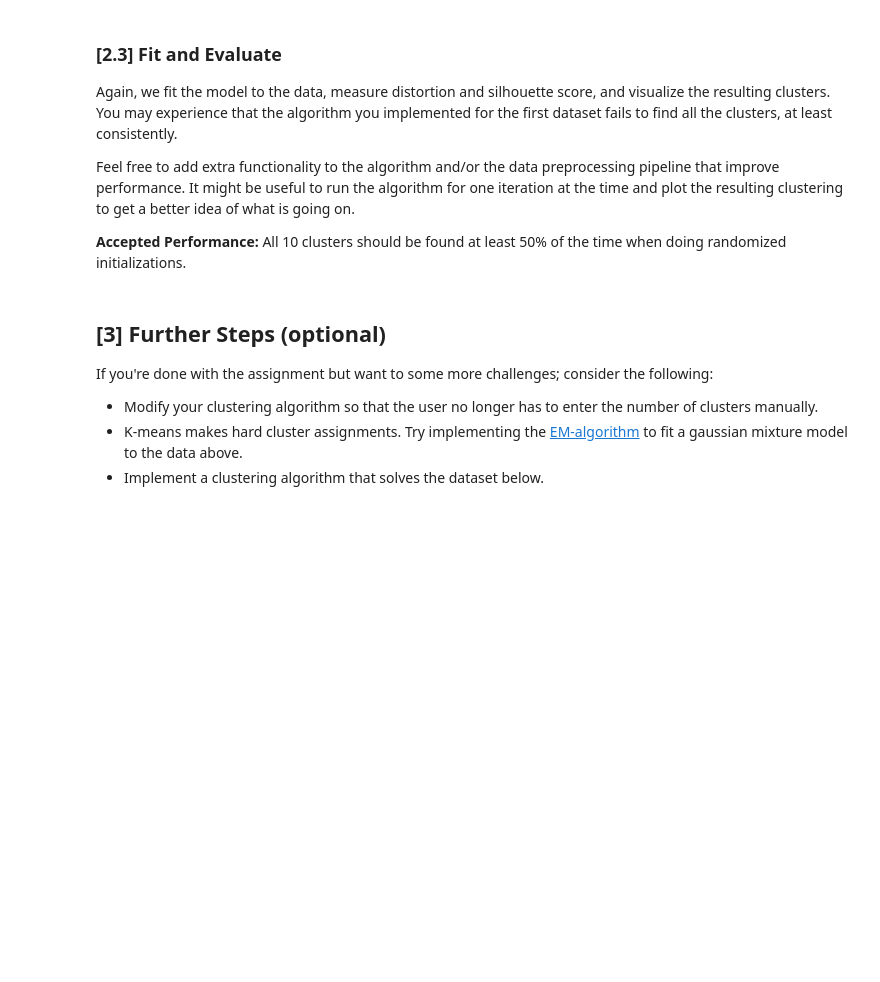
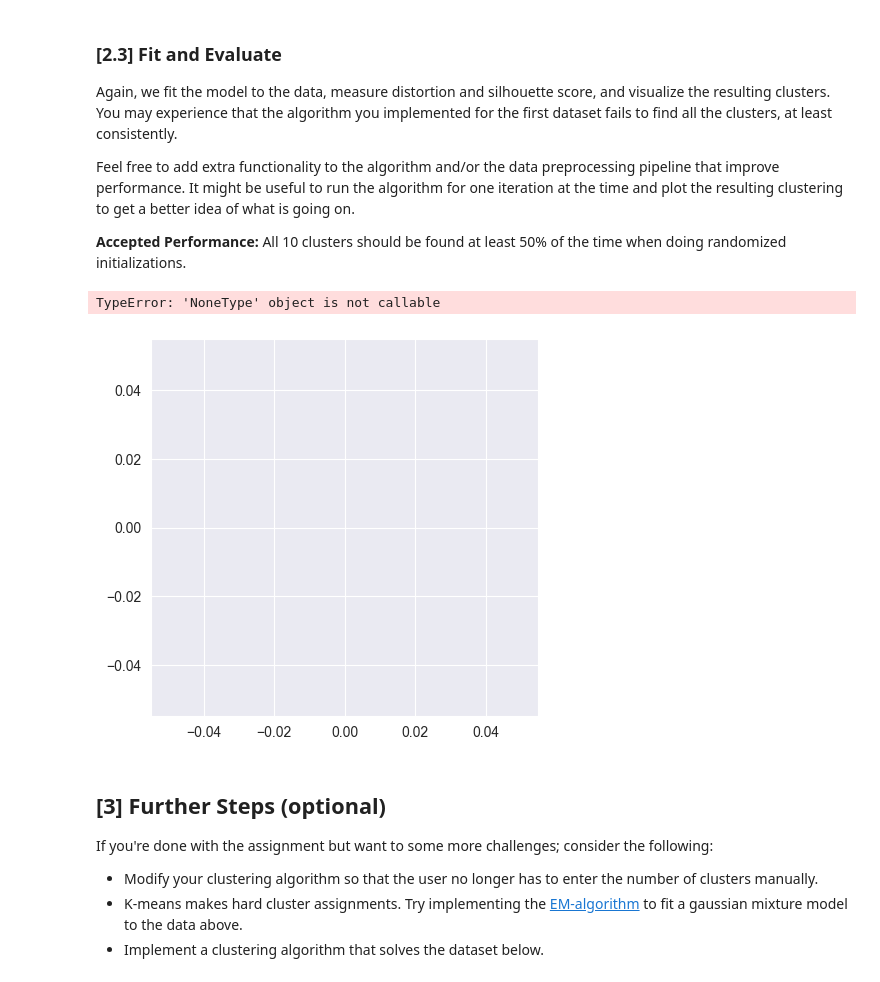
Before and after one commit to martinwholtmon/tdt4173-2022-task-1, a Jupyter notebook: k_means/experiment.ipynb, the cells around one changed output. Cells and saved outputs as stored; diff of their text form; code cells hidden in the pictures; blank space fills up the shorter version.

```diff
--- a/k_means/experiment.ipynb
+++ b/k_means/experiment.ipynb
@@ -135,21 +126,24 @@ Feel free to add extra functionality to the algorithm and/or the data preprocess
 # %%
 # Fit Model
 X = data_2[['x0', 'x1']]
-model_2 = km.KMeans()  # <-- Feel free to add hyperparameters
+model_2 = km.KMeans(n_clusters=10, n_iterations=10)  # <-- Feel free to add hyperparameters
 model_2.fit(X)
 
 # Compute Silhouette Score
-z = model_2.predict(X)
-print(f'Distortion: {km.euclidean_distortion(X, z) :.3f}')
-print(f'Silhouette Score: {km.euclidean_silhouette(X, z) :.3f}')
+#z = model_2.predict(X)
+#print(f'Distortion: {km.euclidean_distortion(X, z) :.3f}')
+#print(f'Silhouette Score: {km.euclidean_silhouette(X, z) :.3f}')
 
 # Plot cluster assignments
 C = model_2.get_centroids()
 K = len(C)
 _, ax = plt.subplots(figsize=(5, 5), dpi=100)
 sns.scatterplot(x='x0', y='x1', hue=z, hue_order=range(K), palette='tab10', data=X, ax=ax);
 sns.scatterplot(x=C[:,0], y=C[:,1], hue=range(K), palette='tab10', marker='*', s=250, edgecolor='black', ax=ax)
 ax.legend().remove();
+# %% [output]
+TypeError: 'NoneType' object is not callable
+[figure, added]
 # %% [markdown]
 ## [3] Further Steps (optional)
 
```
Also changed, not shown: parts of 3 cells of this notebook, 1 other file.
